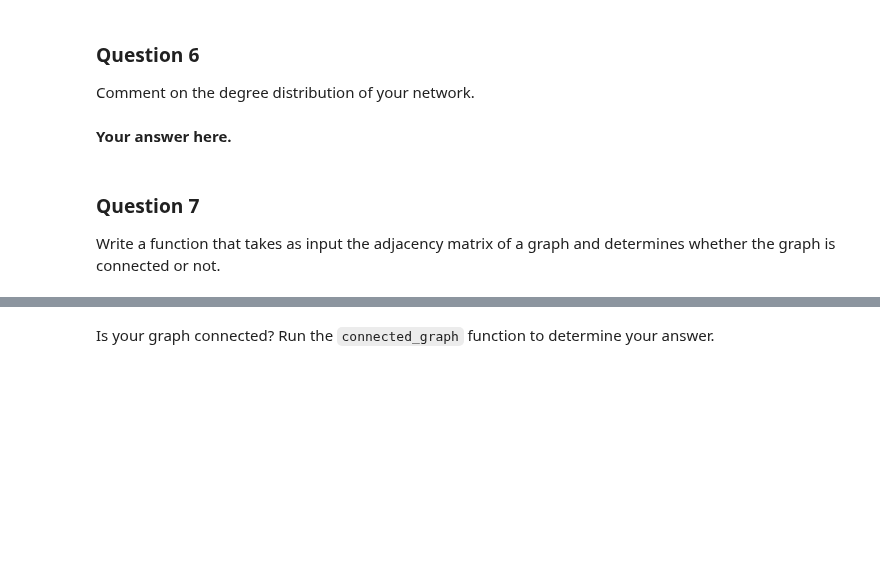
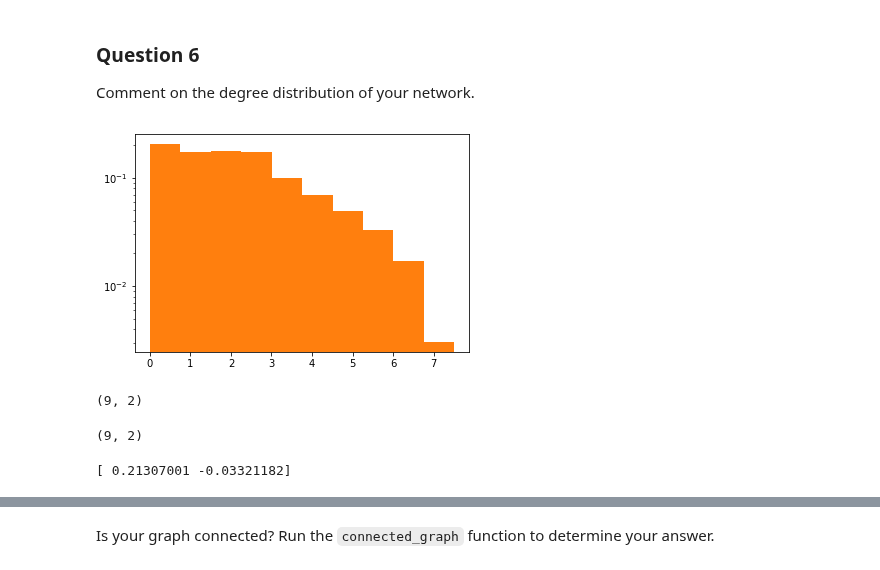
Before and after one commit to ownzonefeng/ntds_groupwork, a Jupyter notebook: Milestone1/1_network_properties.ipynb, the cells around one changed output, grey strips where cells are left out. Drawn from its saved outputs; the diff is of its cells as text; code cells hidden in the pictures; blank space fills up the shorter version.

```diff
--- a/Milestone1/1_network_properties.ipynb
+++ b/Milestone1/1_network_properties.ipynb
@@ -198,3 +197,4 @@ for i in range(len(resultidx)):
 #print(end-start)
 # %%
 adj_matrix.sum()
+adjacency = adj_matrix
@@ -252,7 +263,8 @@ Are the edges of your graph weighted?
 
 What is the degree distibution of your network?
 # %%
-degree =  # Your code here. It should be a numpy array.
+degree = np.sum(undig, axis = 0)
+# Your code here. It should be a numpy array.
 
 assert len(degree) == n_nodes
 # %% [markdown]
@@ -270,9 +288,17 @@ What is the average degree?
 ### Question 6
 
 Comment on the degree distribution of your network.
-# %% [markdown]
-**Your answer here.**
-# %% [markdown]
-### Question 7
-
-Write a function that takes as input the adjacency matrix of a graph and determines whether the graph is connected or not.
+# %%
+plt.hist(np.log(degree), bins = 10, weights=weights);
+patches = plt.hist(np.log(degree), bins = 10, weights=weights, log = True);
+y = patches[0][1:10]
+x = patches[1]
+bias = np.ones((10,1))
+x = x[:10].reshape(10,1)
+x = np.hstack((bias,x))[1:10]
+# %% [output]
+[figure, added]
+# %%
+x.shape
+# %% [output]
+(9, 2)
@@ -278,0 +307,9 @@ Write a function that takes as input the adjacency matrix of a graph and determi
+# %%
+x.shape
+# %% [output]
+(9, 2)
+# %%
+gamma = np.linalg.inv(x.T @ x) @ x.T @ y
+print(gamma)
+# %% [output]
+[ 0.21307001 -0.03321182]
```
Also changed, not shown: parts of 13 cells of this notebook.
